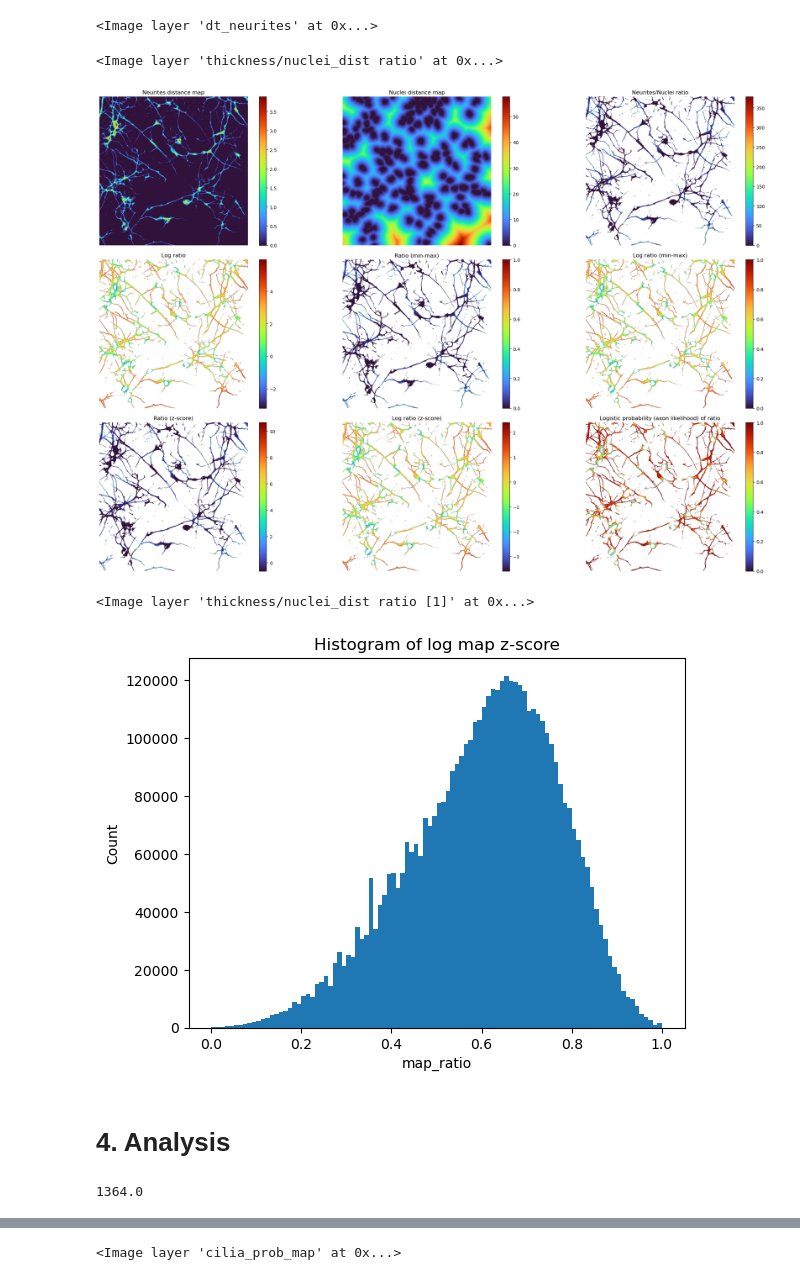
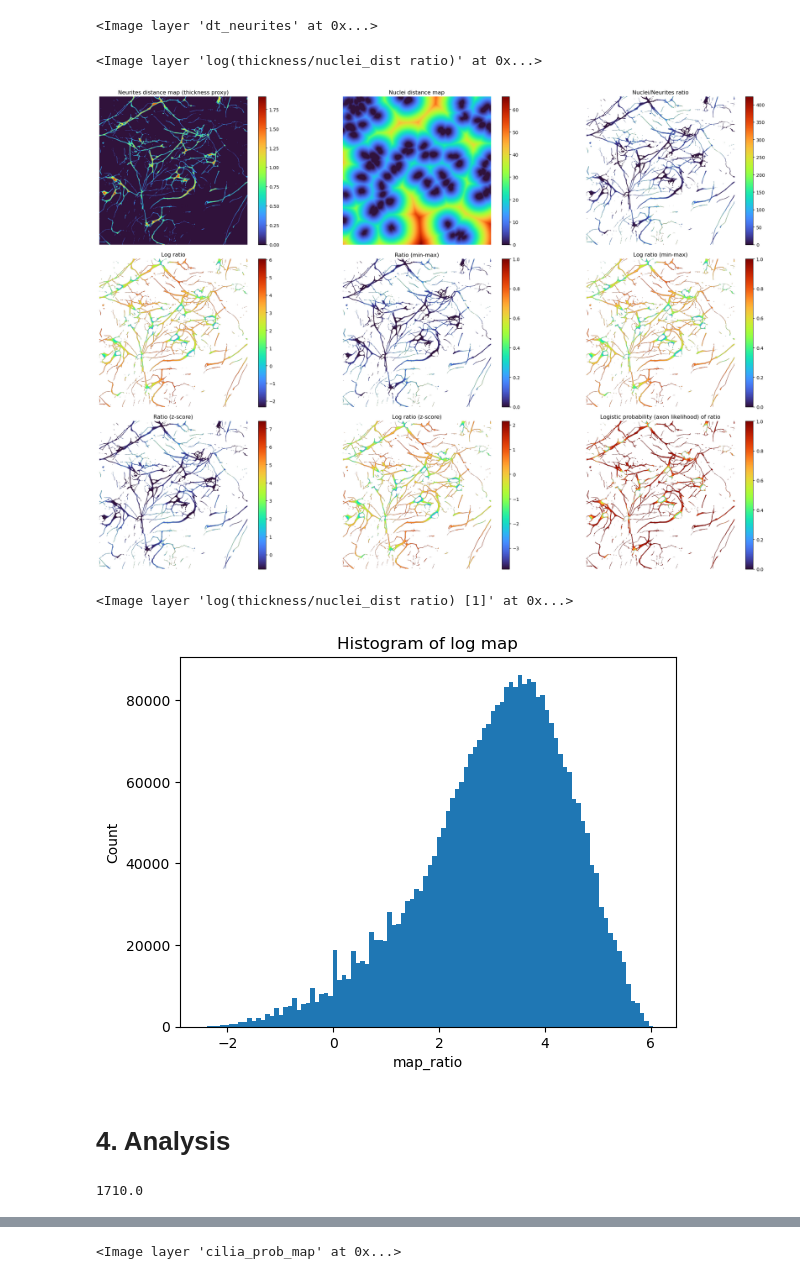
Before and after one commit to daggermaster3000/LimonCELLo, a Jupyter notebook: notebooks/3d_dt_analysis.ipynb, the cells around one changed output, grey strips where cells are left out. Cells and saved outputs as stored; diff of their text form; code cells hidden in the pictures.

```diff
--- a/notebooks/3d_dt_analysis.ipynb
+++ b/notebooks/3d_dt_analysis.ipynb
@@ -30,7 +30,7 @@ from stackview import insight
 from scipy.ndimage import distance_transform_edt
 # %%
 
-ims_path = r"H:\tlobri\03_Experiments\03_Neurite-Cilia\EXP_E6\EXP_E6_260219\post-hoc_405DAPI_488CG_568PCNT_647TUJ1\E4_CL5g_d5_405DAPI_488CG_561PCNT_647TUJ1_50k_2026-03-06_1_F00.ims"
+ims_path = r"C:\Users\qfavey\Documents\Thomas-test-data\Data\EXP_E6_d40_WTSII_DAPI_PCN488_TUJ1568_ARL13B647_40x_2025-08-19_(6).ims"
 
 a, meta = lc.load_image(ims_path)
 # %% [output]
@@ -200,8 +227,10 @@ def nuclei_process_3d(
 # %% [markdown]
 run this:
 # %%
-nuclei_spot_sigma = 15
-tophat_radius = 12
+nuclei_spot_sigma = 30
+tophat_radius = 24
+
+# classic otsu
 nuclei_labels_otsu = nuclei_process_3d(a[0,3],tophat_radius=(tophat_radius,tophat_radius,tophat_radius),spot_sigma=nuclei_spot_sigma,outline_sigma=3)
 viewer.add_labels(nuclei_labels_otsu, name=f"nuclei_labels_otsu spot_sigma={nuclei_spot_sigma}", blending="additive", scale=scale, units='um' )
 # %% [output]
@@ -362,16 +369,17 @@ log_map_ratio[positive_mask] = np.log(map_ratio[positive_mask])
 norm_map_ratio = (map_ratio - np.mean(map_ratio)) / np.std(map_ratio)
 norm_log_map_ratio = (log_map_ratio - np.mean(log_map_ratio)) / np.std(log_map_ratio)
 
-viewer.add_image(log_map_ratio,name="thickness/nuclei_dist ratio", colormap='viridis',)
+viewer.add_image(log_map_ratio,name="log(thickness/nuclei_dist ratio)", colormap='viridis',)
 # %% [output]
-<Image layer 'thickness/nuclei_dist ratio' at 0x...>
+<Image layer 'log(thickness/nuclei_dist ratio)' at 0x...>
 # %%
 
 import numpy as np
 import matplotlib.pyplot as plt
 
 # --- Compute raw ratio safely ---
-map_ratio = distance_map / distance_map_neurites
+epsilon = 0
+map_ratio = (distance_map + epsilon) / (distance_map_neurites + epsilon)
 
 # Mask invalid values
 map_ratio_clean = map_ratio.copy()
@@ -405,7 +413,7 @@ axes = axes.ravel()
 
 # Original maps
 im0 = axes[0].imshow(distance_map_neurites[slice_idx], cmap='turbo')
-axes[0].set_title('Neurites distance map')
+axes[0].set_title('Neurites distance map (thickness proxy)')
 plt.colorbar(im0, ax=axes[0], fraction=0.046, pad=0.04)
 
 im1 = axes[1].imshow(distance_map[slice_idx], cmap='turbo')
@@ -413,7 +421,7 @@ axes[1].set_title('Nuclei distance map')
 plt.colorbar(im1, ax=axes[1], fraction=0.046, pad=0.04)
 
 im2 = axes[2].imshow(map_ratio_clean[slice_idx], cmap='turbo')
-axes[2].set_title('Neurites/Nuclei ratio')
+axes[2].set_title('Nuclei/Neurites ratio')
 plt.colorbar(im2, ax=axes[2], fraction=0.046, pad=0.04)
 
 im3 = axes[3].imshow(log_map_ratio[slice_idx], cmap='turbo')
@@ -422,52 +430,52 @@ plt.colorbar(im3, ax=axes[3], fraction=0.046, pad=0.04)
 
 # Normalized maps
 im4 = axes[4].imshow(map_ratio_minmax[slice_idx], cmap='turbo', vmin=0, vmax=1)
 axes[4].set_title('Ratio (min-max)')
 plt.colorbar(im4, ax=axes[4], fraction=0.046, pad=0.04)
 
 im5 = axes[5].imshow(log_map_ratio_minmax[slice_idx], cmap='turbo', vmin=0, vmax=1)
 axes[5].set_title('Log ratio (min-max)')
 plt.colorbar(im5, ax=axes[5], fraction=0.046, pad=0.04)
 
 im6 = axes[6].imshow(map_ratio_z[slice_idx], cmap='turbo')
 axes[6].set_title('Ratio (z-score)')
 plt.colorbar(im6, ax=axes[6], fraction=0.046, pad=0.04)
 
 im7 = axes[7].imshow(log_map_ratio_z[slice_idx], cmap='turbo')
 axes[7].set_title('Log ratio (z-score)')
 plt.colorbar(im7, ax=axes[7], fraction=0.046, pad=0.04)
 
 # Logistic probability map
 im8 = axes[8].imshow(prob_neurite[slice_idx], cmap='turbo', vmin=0, vmax=1)
 axes[8].set_title('Logistic probability (axon likelihood) of ratio')
 plt.colorbar(im8, ax=axes[8], fraction=0.046, pad=0.04)
 
 # Remove axes ticks
 for ax in axes:
     ax.axis('off')
 
 plt.tight_layout()
 plt.show()
 # %% [output]
-[figure, old version]
+[figure, new version]
 # %%
-viewer.add_image(log_map_ratio_z,name="thickness/nuclei_dist ratio", colormap='turbo',)
+viewer.add_image(log_map_ratio_z,name="log(thickness/nuclei_dist ratio)", colormap='turbo',)
 # %% [output]
-<Image layer 'thickness/nuclei_dist ratio [1]' at 0x...>
+<Image layer 'log(thickness/nuclei_dist ratio) [1]' at 0x...>
 # %%
-plt.hist(log_map_ratio_minmax.ravel(), bins=100)
+plt.hist(log_map_ratio.ravel(), bins=100)
 plt.xlabel("map_ratio")
 plt.ylabel("Count")
-plt.title(f"Histogram of log map z-score")
+plt.title(f"Histogram of log map")
 plt.show()
 # %% [output]
-[figure, old version]
+[figure, new version]
 # %% [markdown]
 # 4. Analysis
 # %%
 print(np.max(neurites_label))
 # %% [output]
-1364.0
+1710.0
 # %%
 import numpy as np
 from scipy.ndimage import distance_transform_edt, center_of_mass
```
Also changed, not shown: parts of 17 cells of this notebook, 35 other files.
